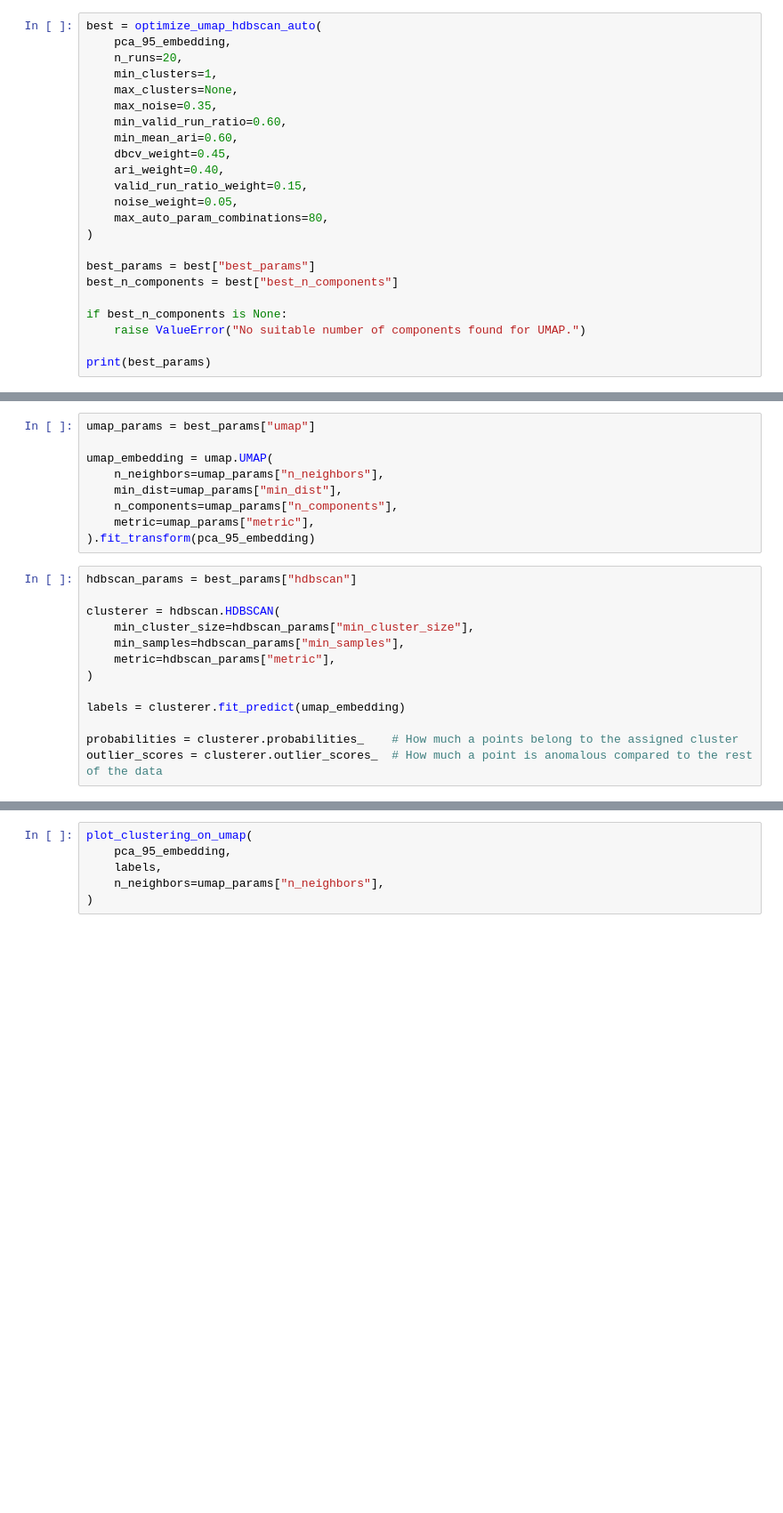
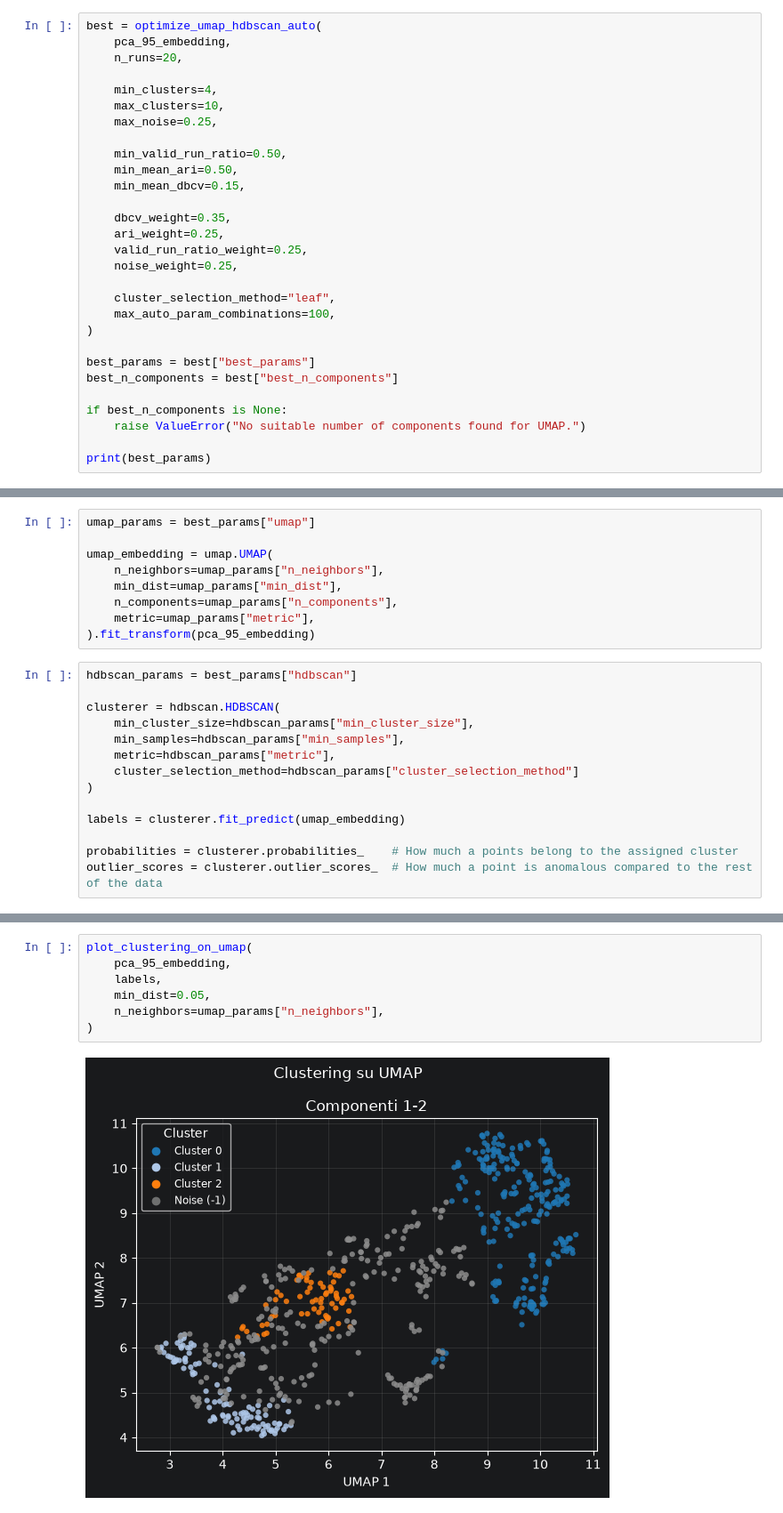
Before and after one commit to PasqualeSarcina/Glomeruli-FP03-2026, a Jupyter notebook: notebooks/HDBSCAN.ipynb, the cells around one changed output, grey strips where cells are left out. Shown at 89% size. Cells and saved outputs as stored; diff of their text form; blank space fills up the shorter version.

Commit message:
feat: add min_mean_dbcv parameter and update cluster selection method in HDBSCAN optimization

```diff
--- a/notebooks/HDBSCAN.ipynb
+++ b/notebooks/HDBSCAN.ipynb
@@ -31,16 +31,22 @@ pca_95_embedding = pca_95.fit_transform(embedding_l2)
 best = optimize_umap_hdbscan_auto(
     pca_95_embedding,
     n_runs=20,
-    min_clusters=1,
-    max_clusters=None,
-    max_noise=0.35,
-    min_valid_run_ratio=0.60,
-    min_mean_ari=0.60,
-    dbcv_weight=0.45,
-    ari_weight=0.40,
-    valid_run_ratio_weight=0.15,
-    noise_weight=0.05,
-    max_auto_param_combinations=80,
+
+    min_clusters=4,
+    max_clusters=10,
+    max_noise=0.25,
+
+    min_valid_run_ratio=0.50,
+    min_mean_ari=0.50,
+    min_mean_dbcv=0.15,
+
+    dbcv_weight=0.35,
+    ari_weight=0.25,
+    valid_run_ratio_weight=0.25,
+    noise_weight=0.25,
+
+    cluster_selection_method="leaf",
+    max_auto_param_combinations=100,
 )
 
 best_params = best["best_params"]
@@ -66,6 +74,7 @@ clusterer = hdbscan.HDBSCAN(
     min_cluster_size=hdbscan_params["min_cluster_size"],
     min_samples=hdbscan_params["min_samples"],
     metric=hdbscan_params["metric"],
+    cluster_selection_method=hdbscan_params["cluster_selection_method"]
 )
 
 labels = clusterer.fit_predict(umap_embedding)
@@ -119,6 +135,9 @@ display(cluster_dbcv_summary.sort_values("cluster").reset_index(drop=True))
 # %%
 plot_clustering_on_umap(
     pca_95_embedding,
     labels,
+    min_dist=0.05,
     n_neighbors=umap_params["n_neighbors"],
 )
+# %% [output]
+[figure, added]
```
Also changed, not shown: parts of 5 cells of this notebook, 2 other files.
